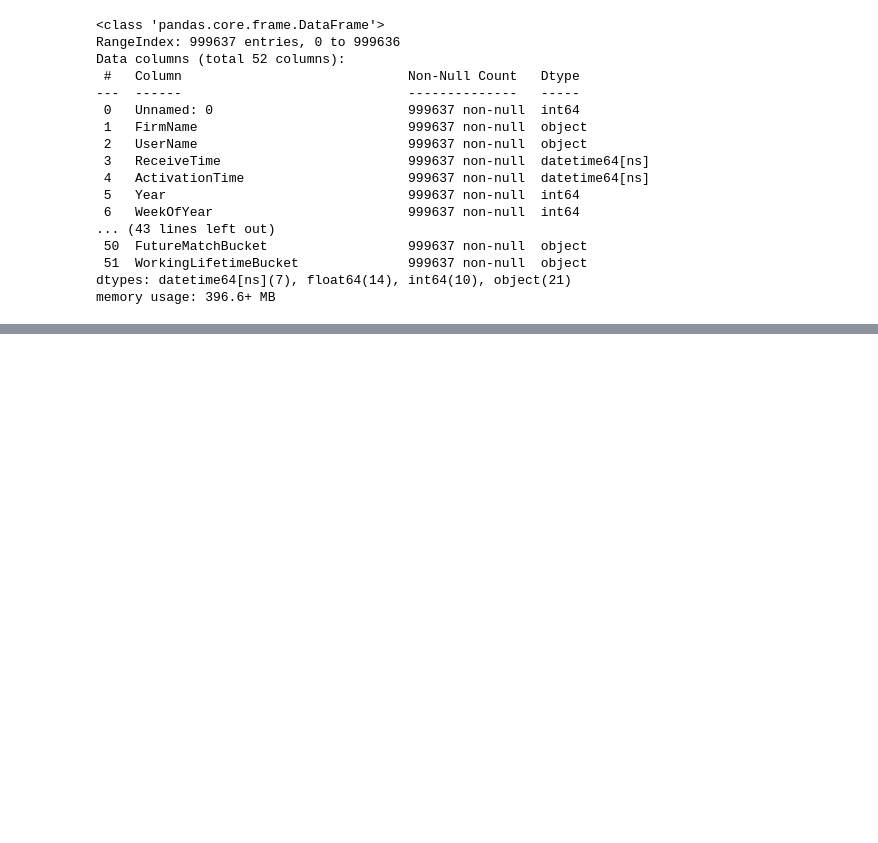
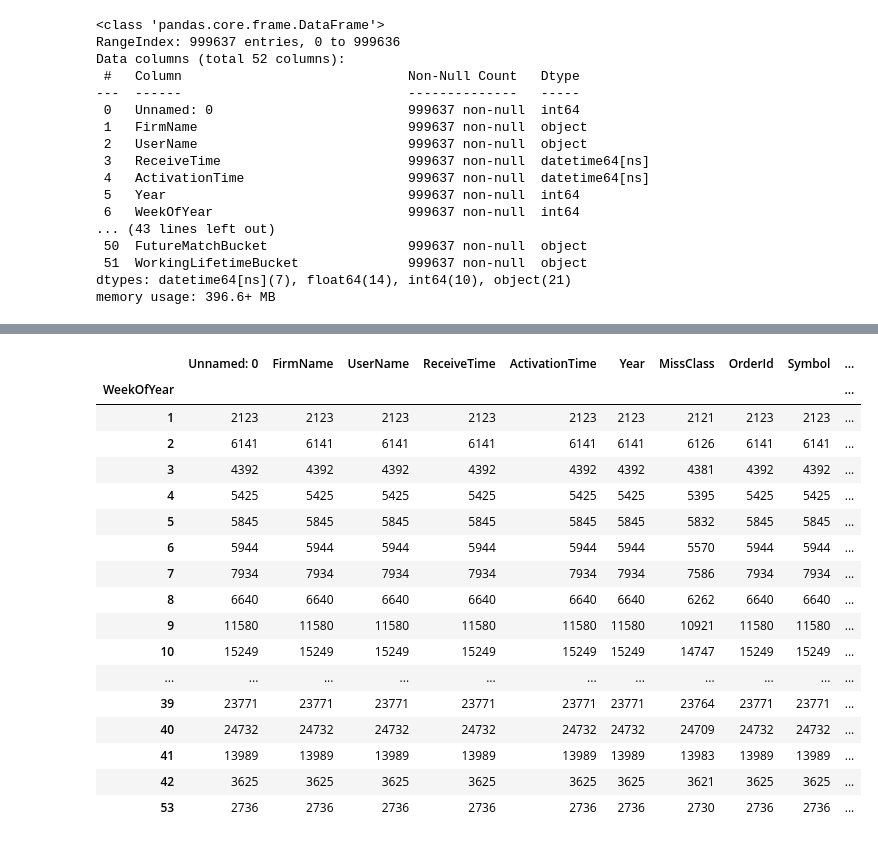
Before and after one commit to denisdunn/curex_group, a Jupyter notebook: denis_fill_miss.ipynb, the cells around one changed output, grey strips where cells are left out. Cells and saved outputs as stored; diff of their text form; code cells hidden in the pictures; blank space fills up the shorter version.

```diff
--- a/denis_fill_miss.ipynb
+++ b/denis_fill_miss.ipynb
@@ -1273,0 +1511,21 @@ df[df['AggressivePassive']=='AGGRESSIVE'].groupby('MissFill').count()
+# %%
+missed.groupby('WeekOfYear').count()
+# %% [output]
+|  | Unnamed: 0 | FirmName | UserName | ReceiveTime | ActivationTime | Year | MissClass | OrderId | Symbol | ... |
+| WeekOfYear |  |  |  |  |  |  |  |  |  | ... |
+| 1 | 2123 | 2123 | 2123 | 2123 | 2123 | 2123 | 2121 | 2123 | 2123 | ... |
+| 2 | 6141 | 6141 | 6141 | 6141 | 6141 | 6141 | 6126 | 6141 | 6141 | ... |
+| 3 | 4392 | 4392 | 4392 | 4392 | 4392 | 4392 | 4381 | 4392 | 4392 | ... |
+| 4 | 5425 | 5425 | 5425 | 5425 | 5425 | 5425 | 5395 | 5425 | 5425 | ... |
+| 5 | 5845 | 5845 | 5845 | 5845 | 5845 | 5845 | 5832 | 5845 | 5845 | ... |
+| 6 | 5944 | 5944 | 5944 | 5944 | 5944 | 5944 | 5570 | 5944 | 5944 | ... |
+| 7 | 7934 | 7934 | 7934 | 7934 | 7934 | 7934 | 7586 | 7934 | 7934 | ... |
+| 8 | 6640 | 6640 | 6640 | 6640 | 6640 | 6640 | 6262 | 6640 | 6640 | ... |
+| 9 | 11580 | 11580 | 11580 | 11580 | 11580 | 11580 | 10921 | 11580 | 11580 | ... |
+| 10 | 15249 | 15249 | 15249 | 15249 | 15249 | 15249 | 14747 | 15249 | 15249 | ... |
+| ... | ... | ... | ... | ... | ... | ... | ... | ... | ... | ... |
+| 39 | 23771 | 23771 | 23771 | 23771 | 23771 | 23771 | 23764 | 23771 | 23771 | ... |
+| 40 | 24732 | 24732 | 24732 | 24732 | 24732 | 24732 | 24709 | 24732 | 24732 | ... |
+| 41 | 13989 | 13989 | 13989 | 13989 | 13989 | 13989 | 13983 | 13989 | 13989 | ... |
+| 42 | 3625 | 3625 | 3625 | 3625 | 3625 | 3625 | 3621 | 3625 | 3625 | ... |
+| 53 | 2736 | 2736 | 2736 | 2736 | 2736 | 2736 | 2730 | 2736 | 2736 | ... |
```
Also changed, not shown: parts of 24 cells of this notebook, 4 other files.
